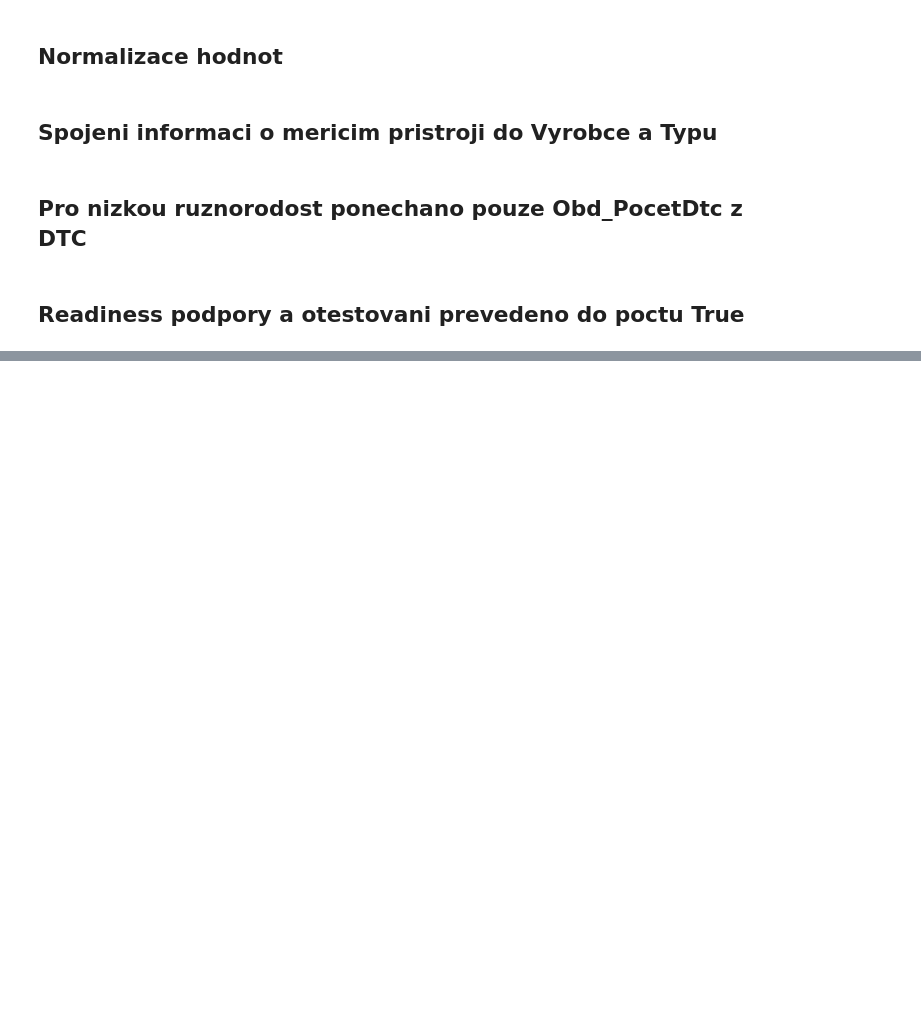
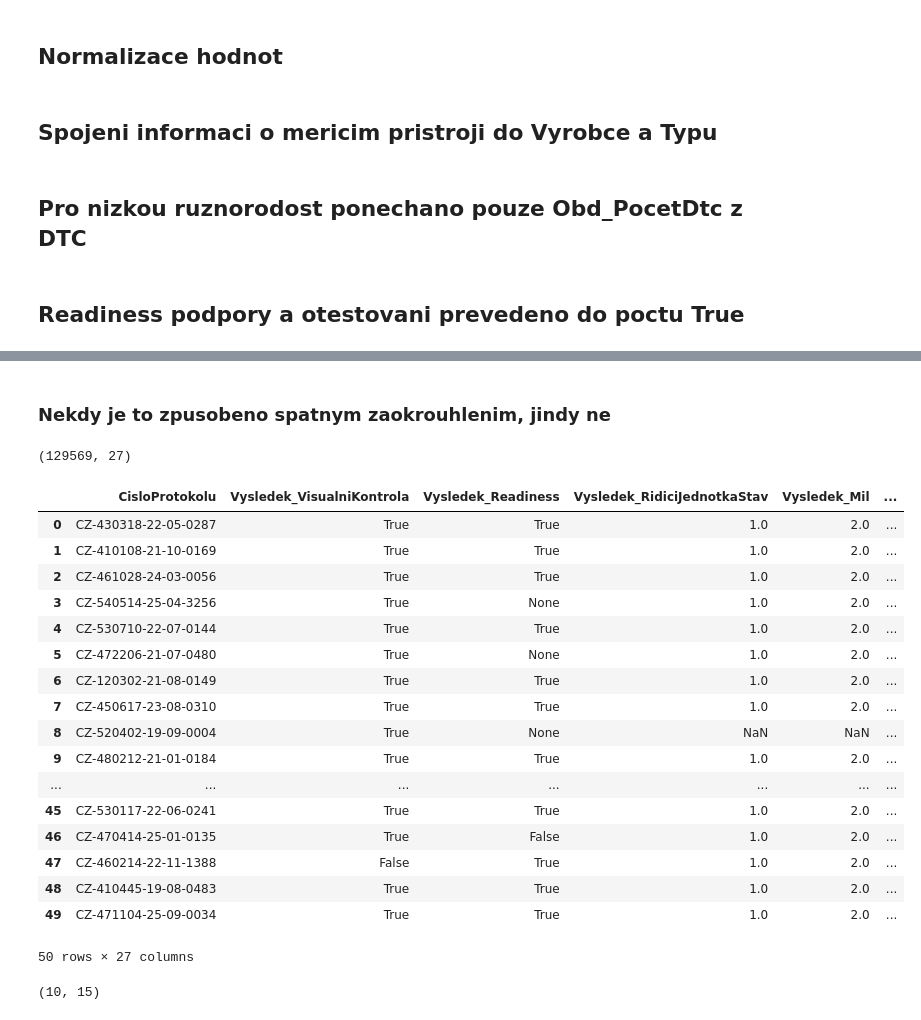
Before and after one commit to opendatalabcz/emissions-data-analysis-cz, a Jupyter notebook: kod/explorace/mereni_exploration.ipynb, the cells around one changed output, grey strips where cells are left out. Saved outputs shown, nothing was run; the diff lists cells and outputs as text; code cells hidden in the pictures; blank space fills up the shorter version.

```diff
--- a/kod/explorace/mereni_exploration.ipynb
+++ b/kod/explorace/mereni_exploration.ipynb
@@ -437,0 +476,29 @@ df.write_parquet(r"E:\CVUT_BAP\kod\data\processed\mereni_small.parquet")
+# %% [markdown]
+### Nekdy je to zpusobeno spatnym zaokrouhlenim, jindy ne
+# %%
+if PRINT:
+    df_kourivost_mimo = df.filter(~pl.col('Nafta_MereniPrumer_Kourivost_Hodnota_Norm').is_between(0, 1))
+    short_display(df_kourivost_mimo)
+    example_ids = df_kourivost_mimo['CisloProtokolu'][:10].to_list()
+    short_display(pl.scan_parquet(r'C:\Users\adamp\Projects\CVUT_BAP\kod\data\extracted\data_z_mericich_pristroju\parquet', schema=mereni_schema).select(pl.col('CisloProtokolu'), pl.col('^.*Kourivost.*$')).filter(pl.col('CisloProtokolu').is_in(example_ids)).collect(engine='streaming'))
+# %% [output]
+(129569, 27)
+|  | CisloProtokolu | Vysledek_VisualniKontrola | Vysledek_Readiness | Vysledek_RidiciJednotkaStav | Vysledek_Mil | ... |
+| 0 | CZ-430318-22-05-0287 | True | True | 1.0 | 2.0 | ... |
+| 1 | CZ-410108-21-10-0169 | True | True | 1.0 | 2.0 | ... |
+| 2 | CZ-461028-24-03-0056 | True | True | 1.0 | 2.0 | ... |
+| 3 | CZ-540514-25-04-3256 | True | None | 1.0 | 2.0 | ... |
+| 4 | CZ-530710-22-07-0144 | True | True | 1.0 | 2.0 | ... |
+| 5 | CZ-472206-21-07-0480 | True | None | 1.0 | 2.0 | ... |
+| 6 | CZ-120302-21-08-0149 | True | True | 1.0 | 2.0 | ... |
+| 7 | CZ-450617-23-08-0310 | True | True | 1.0 | 2.0 | ... |
+| 8 | CZ-520402-19-09-0004 | True | None | NaN | NaN | ... |
+| 9 | CZ-480212-21-01-0184 | True | True | 1.0 | 2.0 | ... |
+| ... | ... | ... | ... | ... | ... | ... |
+| 45 | CZ-530117-22-06-0241 | True | True | 1.0 | 2.0 | ... |
+| 46 | CZ-470414-25-01-0135 | True | False | 1.0 | 2.0 | ... |
+| 47 | CZ-460214-22-11-1388 | False | True | 1.0 | 2.0 | ... |
+| 48 | CZ-410445-19-08-0483 | True | True | 1.0 | 2.0 | ... |
+| 49 | CZ-471104-25-09-0034 | True | True | 1.0 | 2.0 | ... |
+50 rows × 27 columns
+(10, 15)
```
Also changed, not shown: parts of 14 cells of this notebook, 1 other file.
